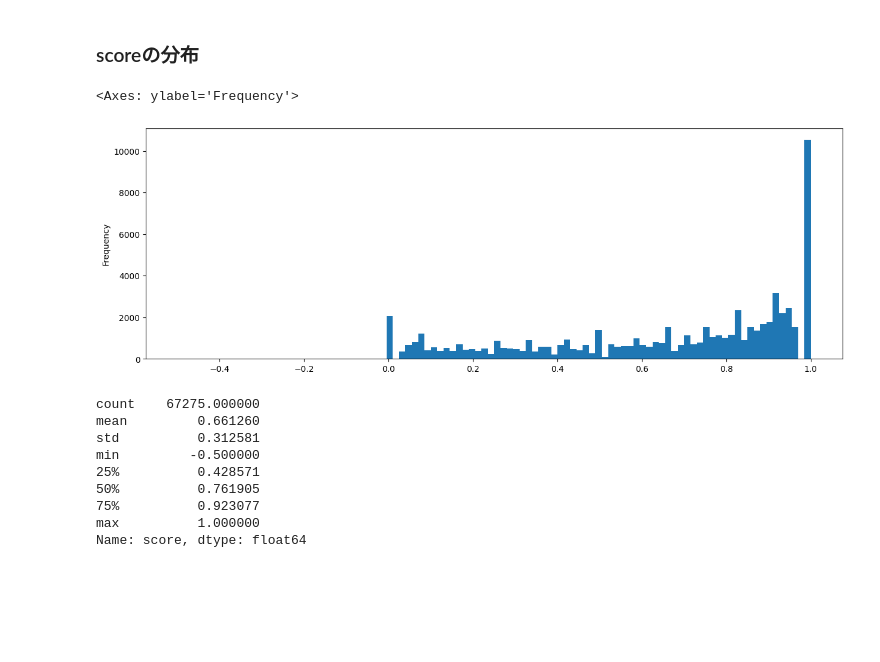
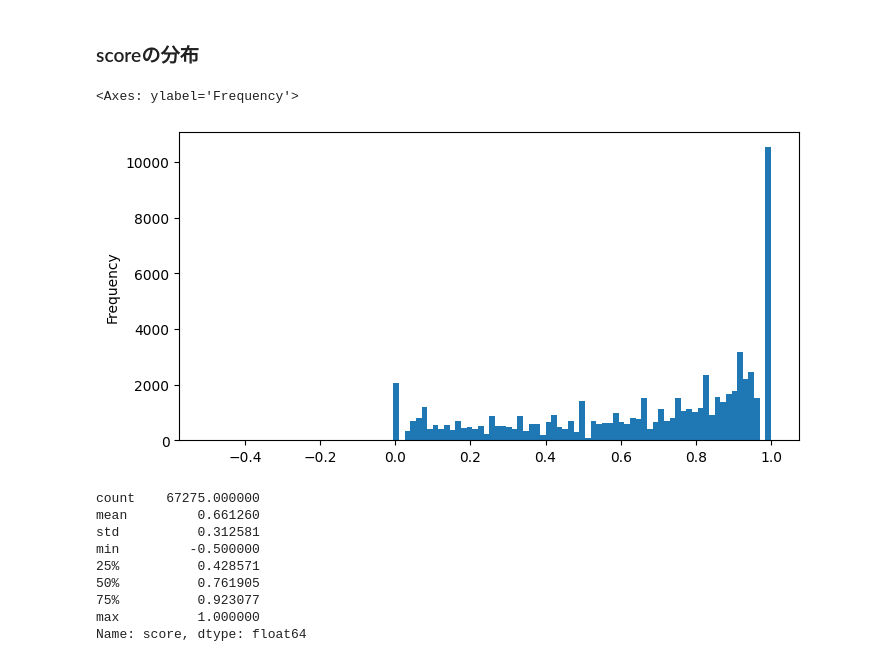
Before and after one commit to Luka-Magic/kaggle_asl2, a Jupyter notebook: exp/exp0007/check_oof.ipynb, the cells around one changed output. Saved outputs shown, nothing was run; the diff lists cells and outputs as text; code cells hidden in the pictures; blank space fills up the shorter version.

```diff
--- a/exp/exp0007/check_oof.ipynb
+++ b/exp/exp0007/check_oof.ipynb
@@ -31,10 +31,10 @@ oof_df = oof_df.merge(train_df[['sequence_id', 'file_id', 'n_frames', 'dominant_
 # %% [markdown]
 ### scoreの分布
 # %%
-oof_df['score'].plot(kind='hist', bins=100, figsize=(15, 5))
+oof_df['score'].plot(kind='hist', bins=100, figsize=(8, 4))
 # %% [output]
 <Axes: ylabel='Frequency'>
-[figure, old version]
+[figure, new version]
 # %%
 oof_df['score'].describe()
 # %% [output]
```
Also changed, not shown: parts of 6 cells of this notebook, 1 other file.
